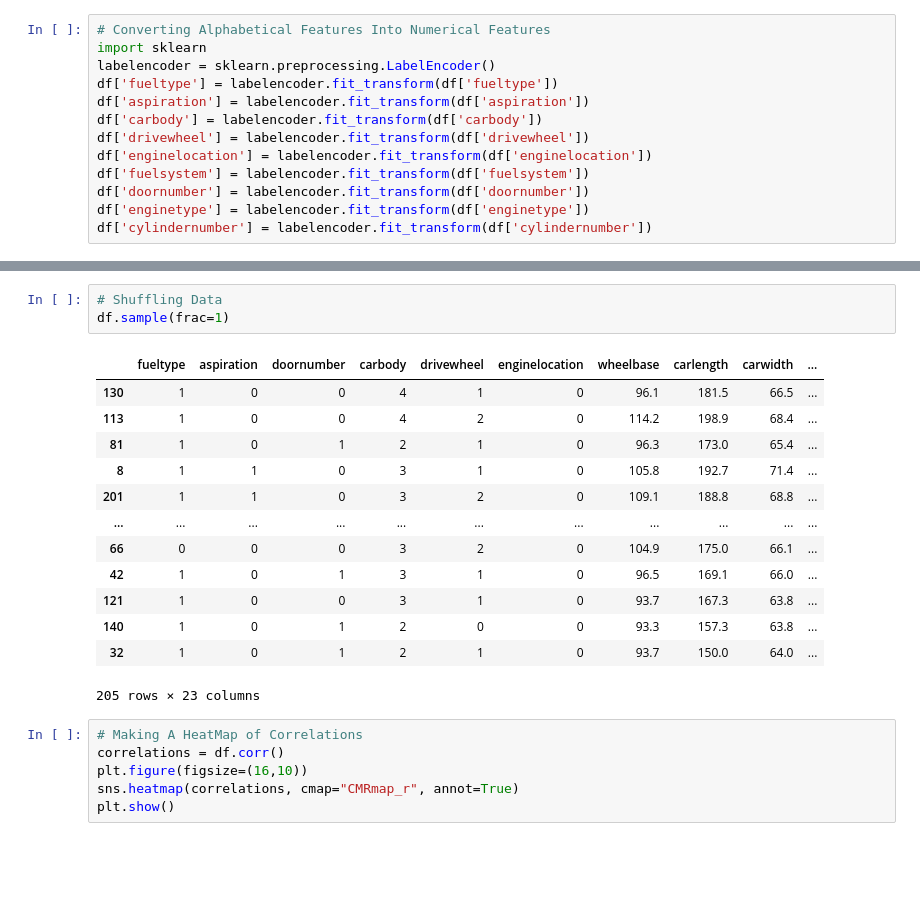
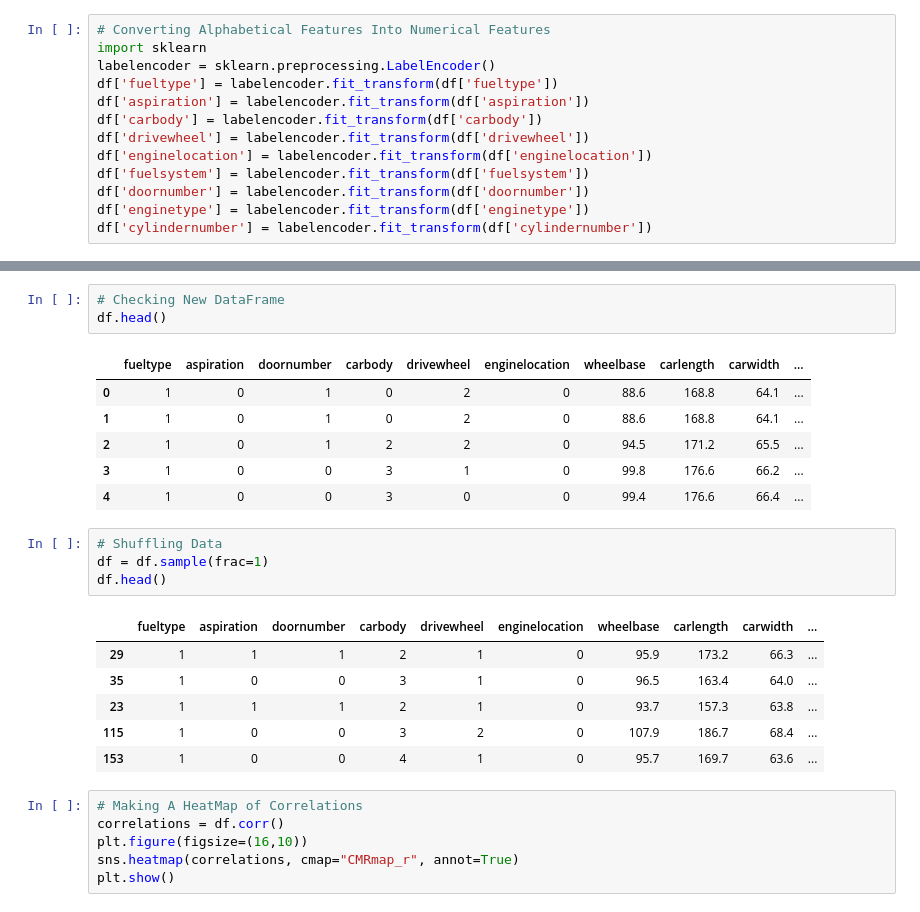
Before and after one commit to SyedHuzaifa007/PIAIC-Deep-Learning-Assignment, a Jupyter notebook: Car_Price_Prediction_assignment.ipynb, the cells around one changed output, grey strips where cells are left out. Cells and saved outputs as stored; diff of their text form; blank space fills up the shorter version.

```diff
--- a/Car_Price_Prediction_assignment.ipynb
+++ b/Car_Price_Prediction_assignment.ipynb
@@ -172,20 +173,24 @@ df.describe().T
+# %%
+# Checking New DataFrame
+df.head()
+# %% [output]
+|  | fueltype | aspiration | doornumber | carbody | drivewheel | enginelocation | wheelbase | carlength | carwidth | ... |
+| 0 | 1 | 0 | 1 | 0 | 2 | 0 | 88.6 | 168.8 | 64.1 | ... |
+| 1 | 1 | 0 | 1 | 0 | 2 | 0 | 88.6 | 168.8 | 64.1 | ... |
+| 2 | 1 | 0 | 1 | 2 | 2 | 0 | 94.5 | 171.2 | 65.5 | ... |
+| 3 | 1 | 0 | 0 | 3 | 1 | 0 | 99.8 | 176.6 | 66.2 | ... |
+| 4 | 1 | 0 | 0 | 3 | 0 | 0 | 99.4 | 176.6 | 66.4 | ... |
 # %%
 # Shuffling Data
-df.sample(frac=1)
+df = df.sample(frac=1)
+df.head()
 # %% [output]
 |  | fueltype | aspiration | doornumber | carbody | drivewheel | enginelocation | wheelbase | carlength | carwidth | ... |
-| 130 | 1 | 0 | 0 | 4 | 1 | 0 | 96.1 | 181.5 | 66.5 | ... |
-| 113 | 1 | 0 | 0 | 4 | 2 | 0 | 114.2 | 198.9 | 68.4 | ... |
-| 81 | 1 | 0 | 1 | 2 | 1 | 0 | 96.3 | 173.0 | 65.4 | ... |
-| 8 | 1 | 1 | 0 | 3 | 1 | 0 | 105.8 | 192.7 | 71.4 | ... |
-| 201 | 1 | 1 | 0 | 3 | 2 | 0 | 109.1 | 188.8 | 68.8 | ... |
-| ... | ... | ... | ... | ... | ... | ... | ... | ... | ... | ... |
-| 66 | 0 | 0 | 0 | 3 | 2 | 0 | 104.9 | 175.0 | 66.1 | ... |
-| 42 | 1 | 0 | 1 | 3 | 1 | 0 | 96.5 | 169.1 | 66.0 | ... |
-| 121 | 1 | 0 | 0 | 3 | 1 | 0 | 93.7 | 167.3 | 63.8 | ... |
-| 140 | 1 | 0 | 1 | 2 | 0 | 0 | 93.3 | 157.3 | 63.8 | ... |
-| 32 | 1 | 0 | 1 | 2 | 1 | 0 | 93.7 | 150.0 | 64.0 | ... |
+| 29 | 1 | 1 | 1 | 2 | 1 | 0 | 95.9 | 173.2 | 66.3 | ... |
+| 35 | 1 | 0 | 0 | 3 | 1 | 0 | 96.5 | 163.4 | 64.0 | ... |
+| 23 | 1 | 1 | 1 | 2 | 1 | 0 | 93.7 | 157.3 | 63.8 | ... |
+| 115 | 1 | 0 | 0 | 3 | 2 | 0 | 107.9 | 186.7 | 68.4 | ... |
+| 153 | 1 | 0 | 0 | 4 | 1 | 0 | 95.7 | 169.7 | 63.6 | ... |
-205 rows × 23 columns
 # %%
 # Making A HeatMap of Correlations
 correlations = df.corr()
```
Also changed, not shown: parts of 45 cells of this notebook.
